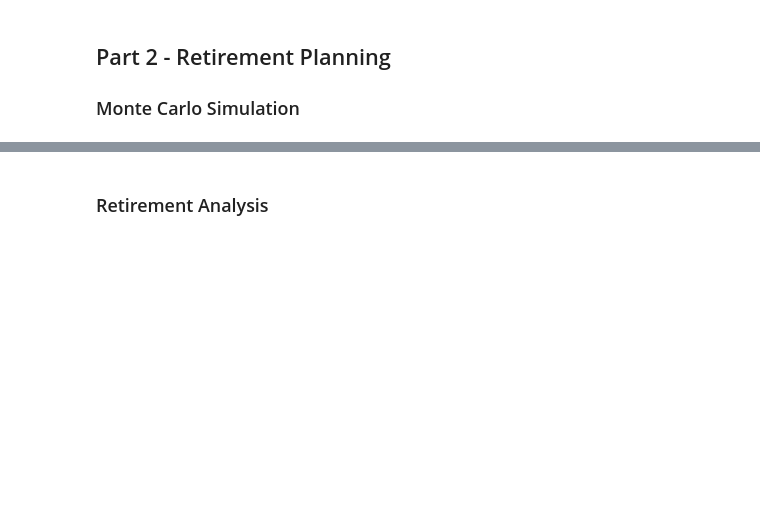
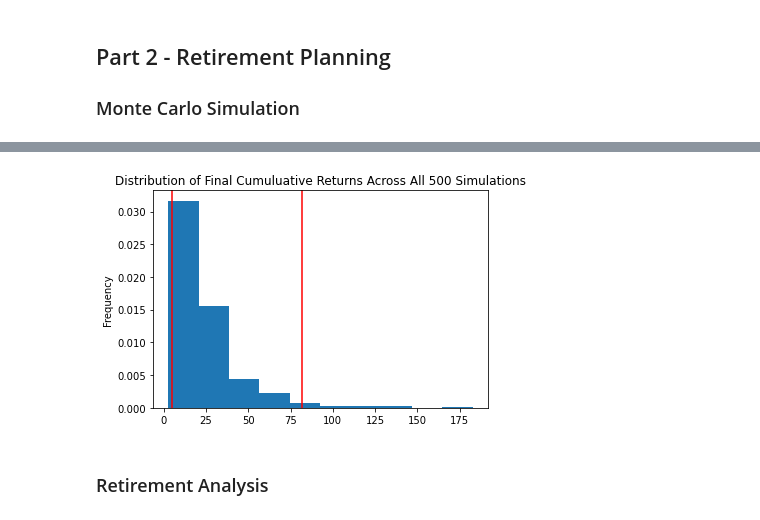
Before and after one commit to malkawenedal/Financial-Planning, a Jupyter notebook: Unit 5 Homework/Starter_Code/financial-planner.ipynb, the cells around one changed output, grey strips where cells are left out. Saved outputs shown, nothing was run; the diff lists cells and outputs as text; code cells hidden in the pictures; blank space fills up the shorter version.

```diff
--- a/Unit 5 Homework/Starter_Code/financial-planner.ipynb
+++ b/Unit 5 Homework/Starter_Code/financial-planner.ipynb
@@ -203,6 +278,8 @@ df_stock_data.head()
 # %%
 # Plot probability distribution and confidence intervals
-# YOUR CODE HERE!
+ist_plot = MC_30year.plot_distribution()
+# %% [output]
+[figure, added]
 # %% [markdown]
 ### Retirement Analysis
 # %%
```
Also changed, not shown: parts of 11 cells of this notebook.
